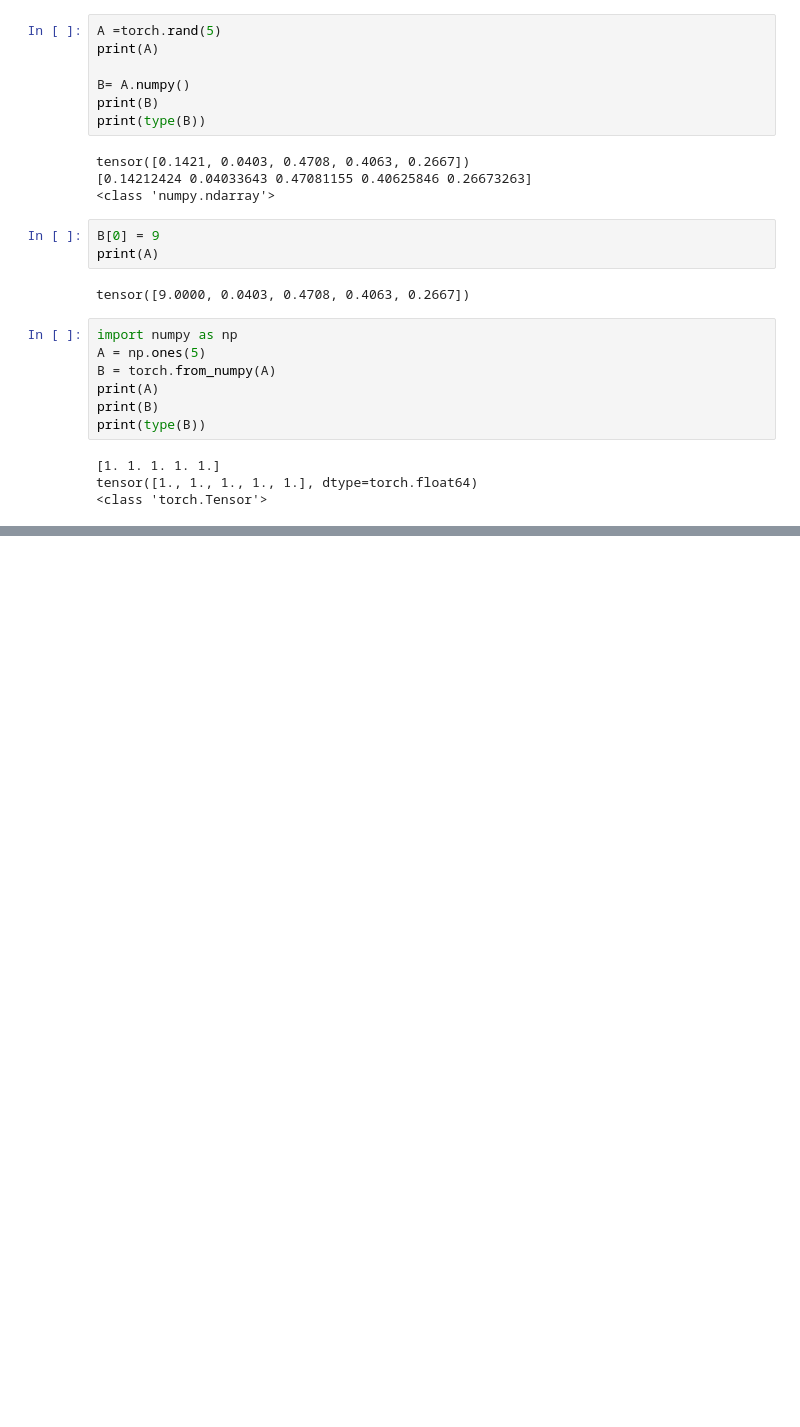
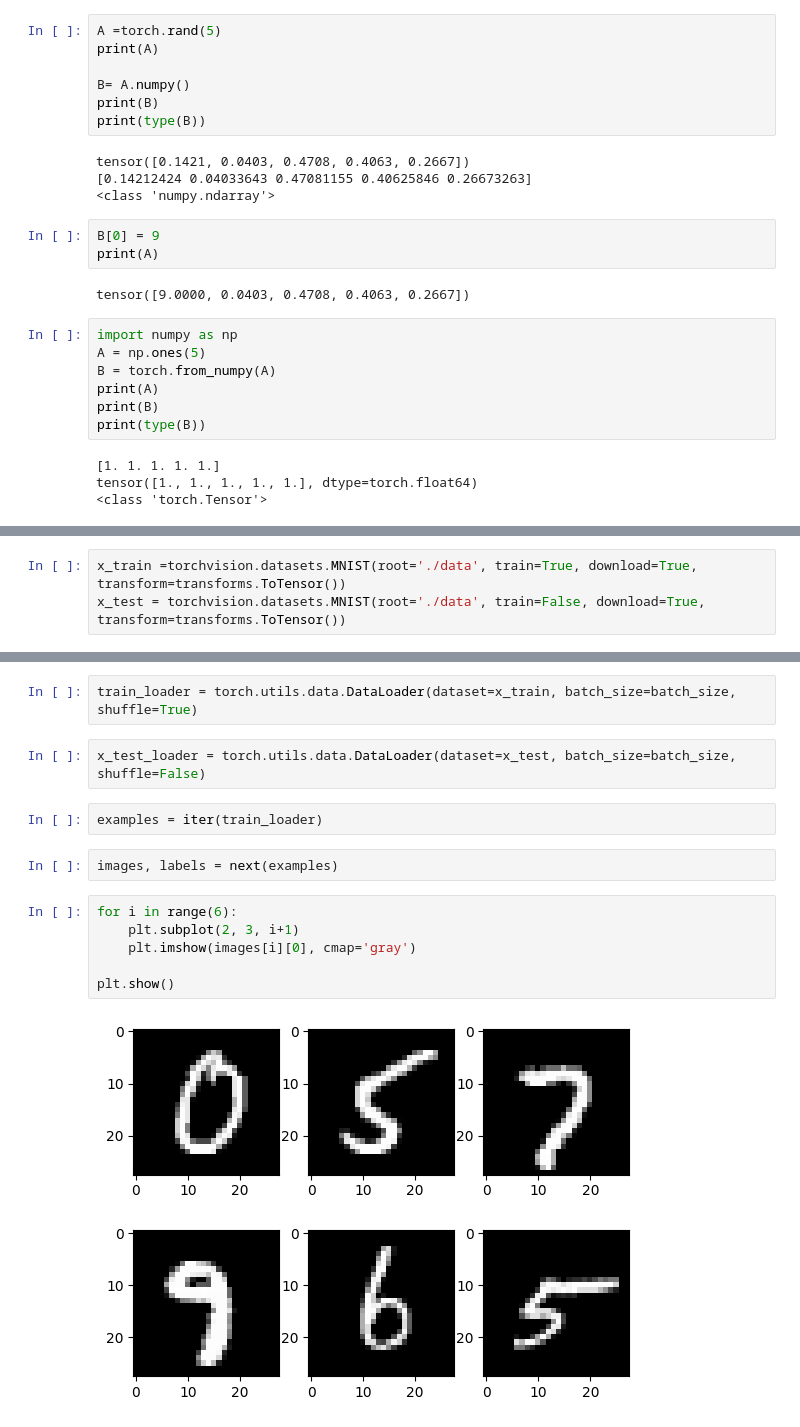
Before and after one commit to 5uru/LearnHub, a Jupyter notebook: learn_pytorch.ipynb, the cells around one changed output, grey strips where cells are left out. Saved outputs shown, nothing was run; the diff lists cells and outputs as text; blank space fills up the shorter version.

```diff
--- a/learn_pytorch.ipynb
+++ b/learn_pytorch.ipynb
@@ -151,0 +336,3 @@ tensor([1., 1., 1., 1., 1.], dtype=torch.float64)
+# %%
+x_train =torchvision.datasets.MNIST(root='./data', train=True, download=True, transform=transforms.ToTensor())
+x_test = torchvision.datasets.MNIST(root='./data', train=False, download=True, transform=transforms.ToTensor())
@@ -151,0 +375,16 @@ tensor([1., 1., 1., 1., 1.], dtype=torch.float64)
+# %%
+train_loader = torch.utils.data.DataLoader(dataset=x_train, batch_size=batch_size, shuffle=True)
+# %%
+x_test_loader = torch.utils.data.DataLoader(dataset=x_test, batch_size=batch_size, shuffle=False)
+# %%
+examples = iter(train_loader)
+# %%
+images, labels = next(examples)
+# %%
+for i in range(6):
+    plt.subplot(2, 3, i+1)
+    plt.imshow(images[i][0], cmap='gray')
+
+plt.show()
+# %% [output]
+[figure, added]
```
Also changed, not shown: parts of 41 cells of this notebook, 8 other files.
